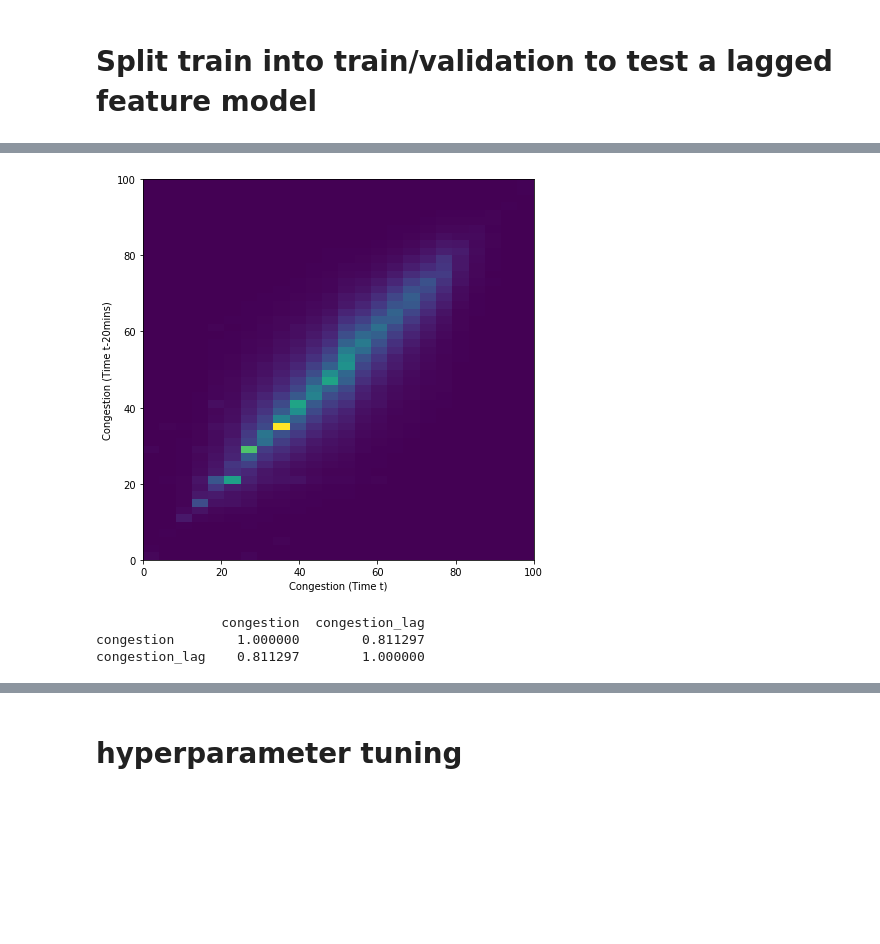
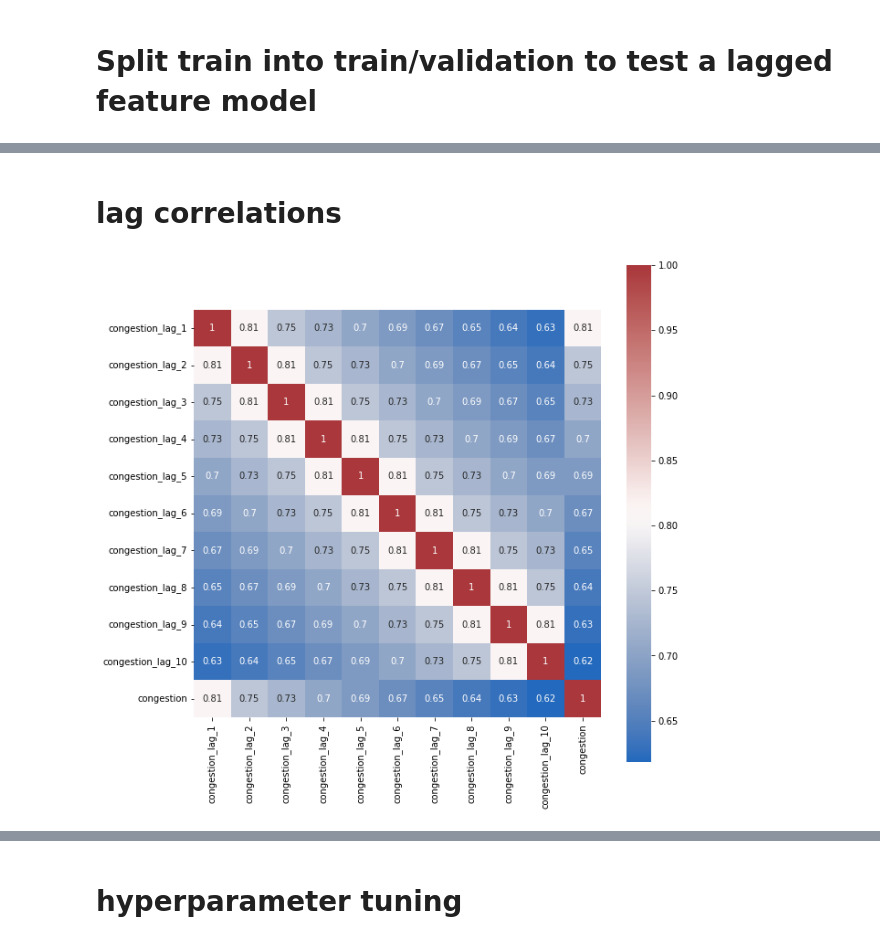
Before and after one commit to sdysch/kaggle, a Jupyter notebook: tps-march-lag-feature-brt.ipynb, the cells around one changed output, grey strips where cells are left out. Saved outputs shown, nothing was run; the diff lists cells and outputs as text; code cells hidden in the pictures; blank space fills up the shorter version.

```diff
--- a/tps-march-lag-feature-brt.ipynb
+++ b/tps-march-lag-feature-brt.ipynb
@@ -52,19 +114,19 @@ def convert_road_coordinates(df):
     }
 
     labels = {
-        'NB': 1,
-        'NE': 2,
-        'EB': 3,
-        'SE': 4,
-        'SB': 5,
-        'SW': 6,
-        'WB': 7,
-        'NW': 8,
+        'NB': 1.,
+        'NE': 2.,
+        'EB': 3.,
+        'SE': 4.,
+        'SB': 5.,
+        'SW': 6.,
+        'WB': 7.,
+        'NW': 8.,
     }
 
-    df['sin'] = df['direction'].map(sin_vals)
+    #df['sin'] = df['direction'].map(sin_vals)
     #df['cos'] = df['direction'].map(cos_vals)
-    #df['road_labels'] = df['direction'].map(labels)
+    df['road_labels'] = df['direction'].map(labels).astype(int)
 
     return df
 # %%
@@ -109,14 +172,17 @@ x_unique         = training['x'].unique()
 y_unique         = training['y'].unique()
 direction_unique = training['direction'].unique()
 
+nlags = 10
+
 lagged_dfs = []
 
 for _x in x_unique:
     for _y in y_unique:
         for _direction in direction_unique:
             view = training[ (training['x'] == _x) & (training['y'] == _y) & (training['direction'] == _direction) ].copy(deep=True)
-            view['congestion_lag'] = view['congestion'].shift(1)
-            lagged_dfs.append(view)
+            for i in range(nlags):
+                view[f'congestion_lag_{i+1}'] = view['congestion'].shift(i + 1)
+                lagged_dfs.append(view)
 # %%
 # concat them all together
 training = pd.concat(lagged_dfs)
@@ -145,17 +211,20 @@ print(training)
+# %% [markdown]
+# lag correlations
 # %%
 # check correlations
-fig, ax = plt.subplots(1, 1, figsize=(7, 7))
-ax.hist2d(training['congestion'], training['congestion_lag'], bins=(24, 50))
-ax.set_ylabel('Congestion (Time t-20mins)')
-ax.set_xlabel('Congestion (Time t)')
+#fig, ax = plt.subplots(1, 1, figsize=(7, 7))
+#ax.hist2d(training['congestion'], training['congestion_lag'], bins=(24, 50))
+#ax.set_ylabel('Congestion (Time t-20mins)')
+#ax.set_xlabel('Congestion (Time t)')
+#plt.show()
+lags = [ 'congestion_lag_' + str(v+1) for v in range(nlags) ]
+lags.append('congestion')
+lag_view = training[lags]
+fig, ax = plt.subplots(1, 1, figsize=(10, 10))
+sns.heatmap(lag_view.corr(), cmap=sns.color_palette("vlag", as_cmap=True), square=True, ax=ax, annot=True)
 plt.show()
-
-print(training[['congestion', 'congestion_lag']].corr())
 # %% [output]
-[figure, old version]
+[figure, new version]
-                congestion  congestion_lag
-congestion        1.000000        0.811297
-congestion_lag    0.811297        1.000000
 # %%
 # dropping features
 X = training.drop(['time', 'direction', 'month', 'congestion'], axis=1)
```
Also changed, not shown: parts of 13 cells of this notebook.
